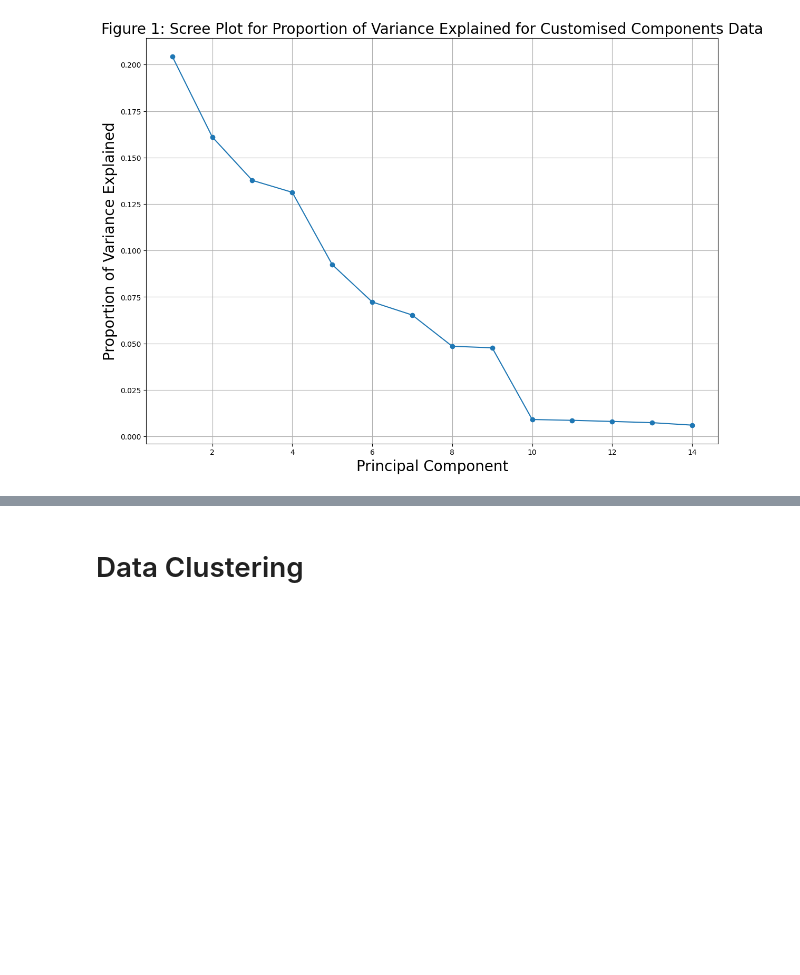
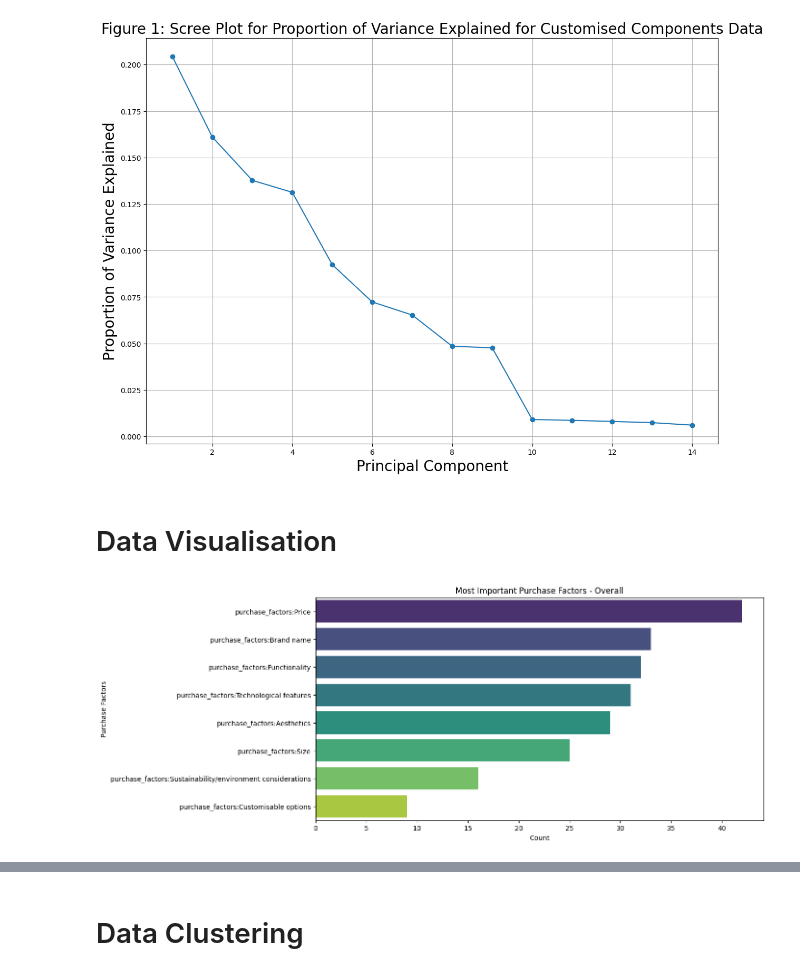
Before and after one commit to bentjh01/MA4829_Machine_Intelligence, a Jupyter notebook: data_exploration.ipynb, the cells around one changed output, grey strips where cells are left out. Drawn from its saved outputs; the diff is of its cells as text; code cells hidden in the pictures; blank space fills up the shorter version.

Commit message:
car ownership purchase factors viz

```diff
--- a/data_exploration.ipynb
+++ b/data_exploration.ipynb
@@ -292,3 +292,5 @@ reduced_customise_df = PCA(n_components=10).fit_transform(reduced_customise_df)
 reduced_customise_df = pd.concat([scaled_customise_df.loc[:,['customise_spend_encoded', 'personalise_spend_encoded']], pd.DataFrame(reduced_customise_df)], axis=1)
 # %% [output]
 [figure]
+# %% [markdown]
+# Data Visualisation
@@ -294,0 +299,15 @@ reduced_customise_df = pd.concat([scaled_customise_df.loc[:,['customise_spend_en
+# %%
+def important_factors(group_df, title):
+    purchase_cols = [col for col in group_df.columns if 'purchase' in col]
+    purchase_counts = group_df[purchase_cols].sum().sort_values(ascending=False)
+
+    plt.figure(figsize=(12, 6))
+    sns.barplot(x=purchase_counts.values, y=purchase_counts.index, hue=purchase_counts.index, palette='viridis')
+    plt.title(f'Most Important Purchase Factors - {title}')
+    plt.xlabel('Count')
+    plt.ylabel('Purchase Factors')
+    plt.show()
+# %%
+important_factors(purchase_df, 'Overall')
+# %% [output]
+[figure, added]
```
Also changed, not shown: parts of 5 cells of this notebook.
